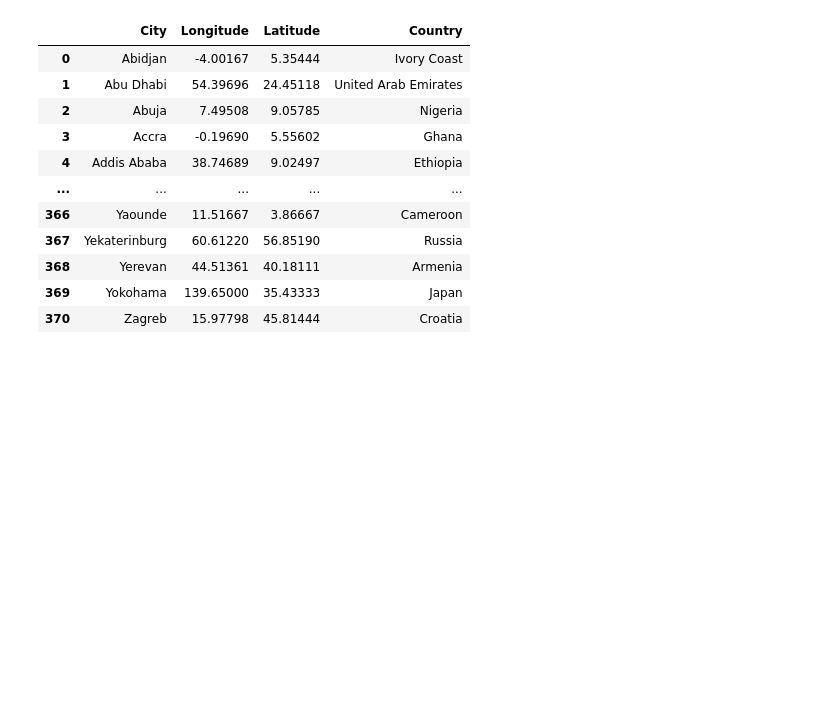
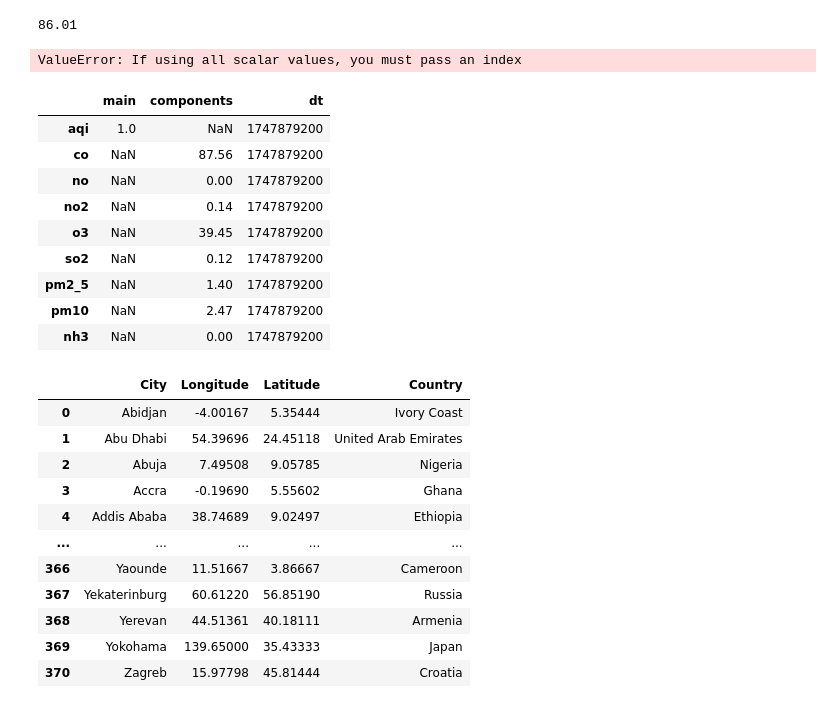
Before and after one commit to AkiraGabriel/Polution-blahblahblah, a Jupyter notebook: ingestion.ipynb, the cells around one changed output. Drawn from its saved outputs; the diff is of its cells as text; code cells hidden in the pictures; blank space fills up the shorter version.

```diff
--- a/ingestion.ipynb
+++ b/ingestion.ipynb
@@ -18,3 +21,5 @@ def get_air_pollution_Data(API_KEY, lat, lon):
     else:
         print(f'Error requisition: {response.status_code}')
         return None
+# %%
+Abidjan_df = get_air_pollution_Data(API_KEY, 5.35444, -4.00167)
@@ -21,3 +64,24 @@ def get_air_pollution_Data(API_KEY, lat, lon):
+# %%
+print(Abidjan_df.get('list')[0]['components']['co'])
+# %% [output]
+86.01
+# %%
+Abidjan_df = pd.DataFrame(Abidjan_df.get('list')[0]['components'])
+# %% [output]
+ValueError: If using all scalar values, you must pass an index
+# %%
+Abidjan_df
+# %% [output]
+|  | main | components | dt |
+| aqi | 1.0 | NaN | 1747879200 |
+| co | NaN | 87.56 | 1747879200 |
+| no | NaN | 0.00 | 1747879200 |
+| no2 | NaN | 0.14 | 1747879200 |
+| o3 | NaN | 39.45 | 1747879200 |
+| so2 | NaN | 0.12 | 1747879200 |
+| pm2_5 | NaN | 1.40 | 1747879200 |
+| pm10 | NaN | 2.47 | 1747879200 |
+| nh3 | NaN | 0.00 | 1747879200 |
 # %%
 df = df.rename(columns={"name": "City", "lon": "Longitude", "lat": "Latitude", "country": "Country"})
 # %%
```
Also changed, not shown: parts of 12 cells of this notebook.
